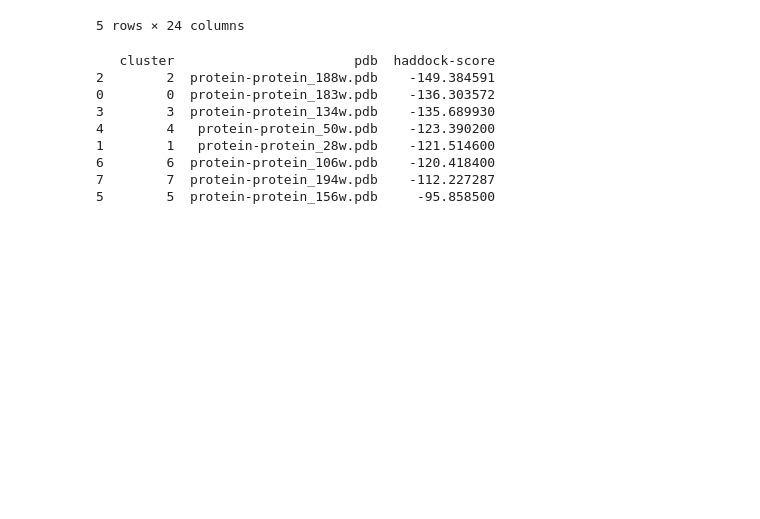
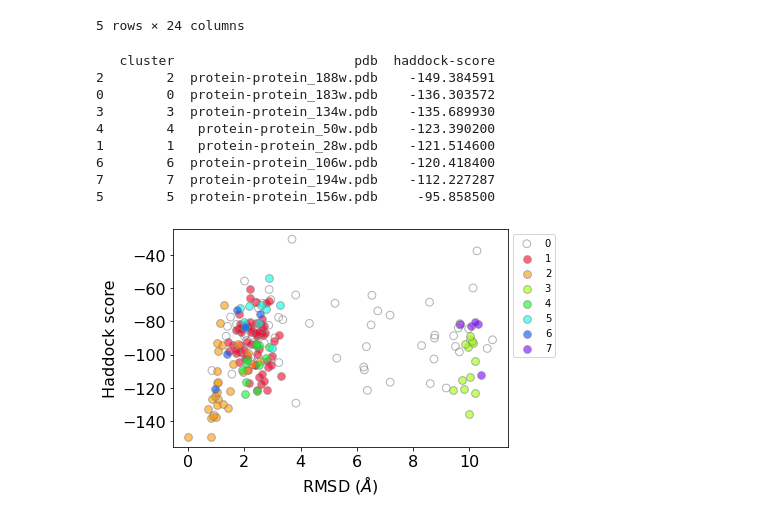
Before and after one commit to cbstanley/docking, a Jupyter notebook: haddock_plots.ipynb, the cells around one changed output. Drawn from its saved outputs; the diff is of its cells as text; code cells hidden in the pictures; blank space fills up the shorter version.

Commit message:
adding cluster plot

```diff
--- a/haddock_plots.ipynb
+++ b/haddock_plots.ipynb
@@ -153,3 +153,53 @@ df_top_pdb.to_csv('hs_top_pdb.csv', index=False)
 6        6  protein-protein_106w.pdb    -120.418400
 7        7  protein-protein_194w.pdb    -112.227287
 5        5  protein-protein_156w.pdb     -95.858500
+# %%
+# test plot cluster
+
+from matplotlib.pyplot import cm
+
+# generator for new color for each; total colors = num_clust
+# colors = iter(cm.rainbow(np.linspace(0, 1, num_clust+1)))
+colors = iter(cm.gist_rainbow(np.linspace(0, 1, num_clust+1)))
+
+# set ncol based on num_clust
+# ncol = 1
+if num_clust < 10:
+    ncol = 1
+else:
+    ncol = 2
+
+for item in range(0, num_clust+1):
+#     plt.scatter(x_coordinates, y, color=next(colors))
+    subset = structures[structures['cluster'] == item]
+
+    # set cluster 0 to open symbols
+    if item == 0:
+        color = 'none'
+    else:
+        color = next(colors)
+
+    plt.scatter(subset['rmsd_all'],
+                subset['haddock-score'],
+                # color=next(colors),
+                color=color,
+                alpha=0.6,
+                s=60,
+                edgecolors='grey',
+                label=item)
+
+#     plt.legend(title='Clusters', bbox_to_anchor=(1, 1), loc='upper left', ncol=ncol)
+    plt.legend(bbox_to_anchor=(1, 1), loc='upper left', ncol=ncol)
+
+plt.xlabel('RMSD ($\AA$)', fontsize=16)
+plt.ylabel('Haddock score', fontsize=16)
+# plt.legend()
+plt.xticks(fontsize=16)
+plt.yticks(fontsize=16)
+
+# save
+plt.savefig('hs_vs_rmsd_clusters.png', dpi=128, bbox_inches="tight")
+
+plt.show()
+# %% [output]
+[figure, added]
```
Also changed, not shown: parts of 1 cell of this notebook.
